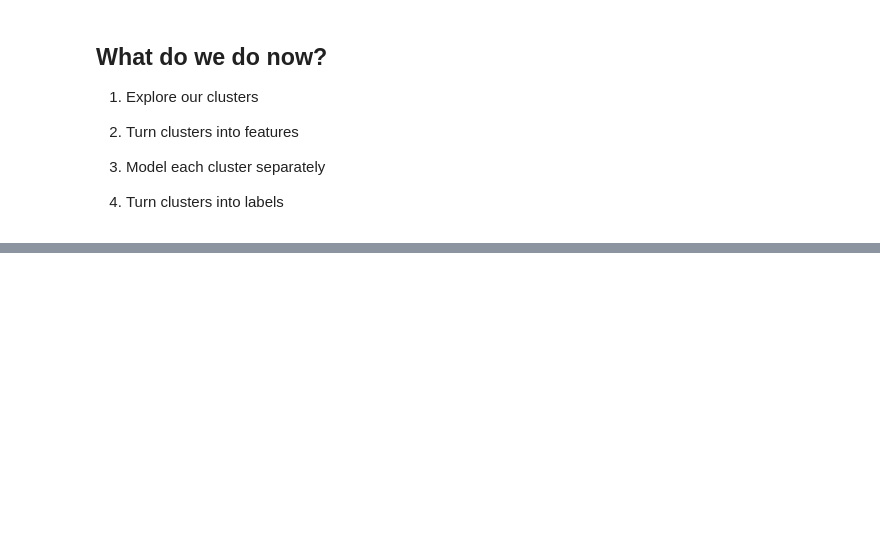
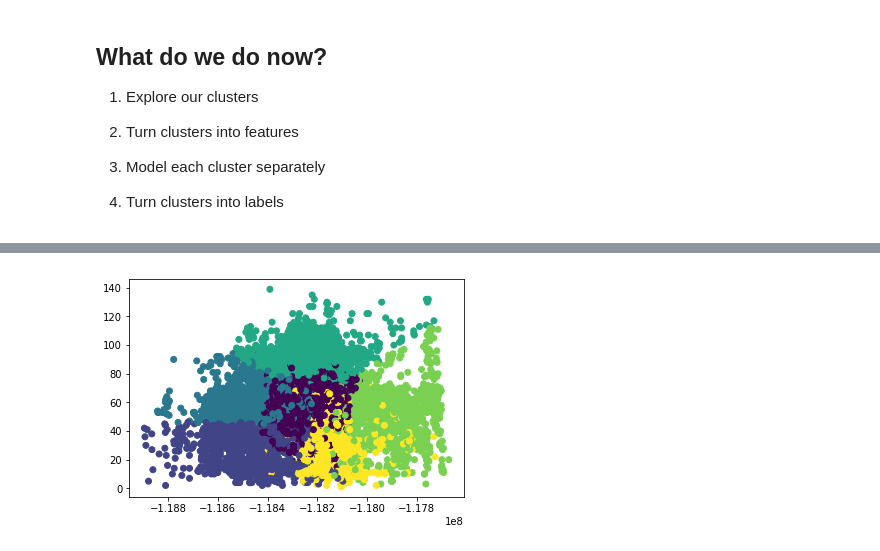
Before and after one commit to CodeupClassroom/darden-clustering, a Jupyter notebook: I_have_clusters_now_what.ipynb, the cells around one changed output, grey strips where cells are left out. Cells and saved outputs as stored; diff of their text form; code cells hidden in the pictures; blank space fills up the shorter version.

```diff
--- a/I_have_clusters_now_what.ipynb
+++ b/I_have_clusters_now_what.ipynb
@@ -597,0 +667,5 @@ train_clusters.head()
+# %%
+plt.scatter(X_train.longitude, X_train.age, c=X_train.area_cluster)
+plt.show()
+# %% [output]
+[figure, added]
```
Also changed, not shown: parts of 25 cells of this notebook.
